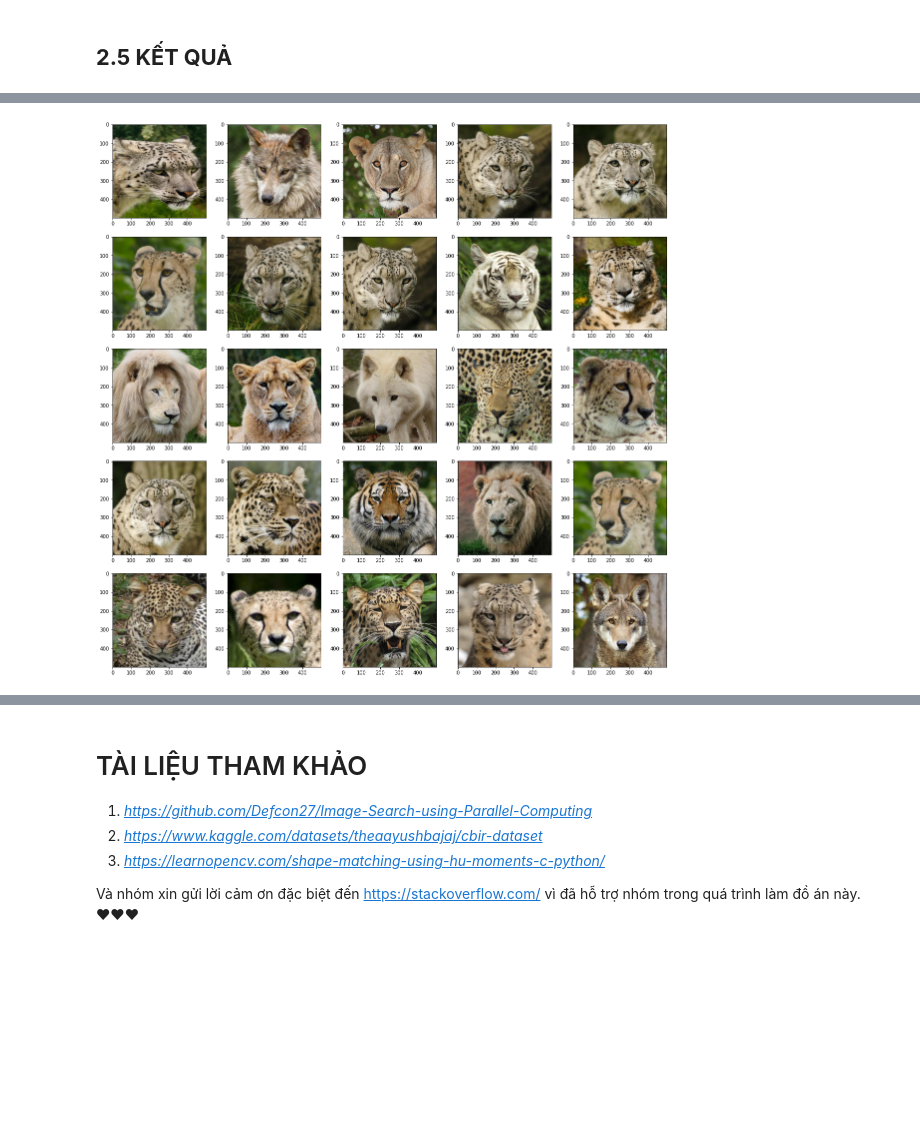
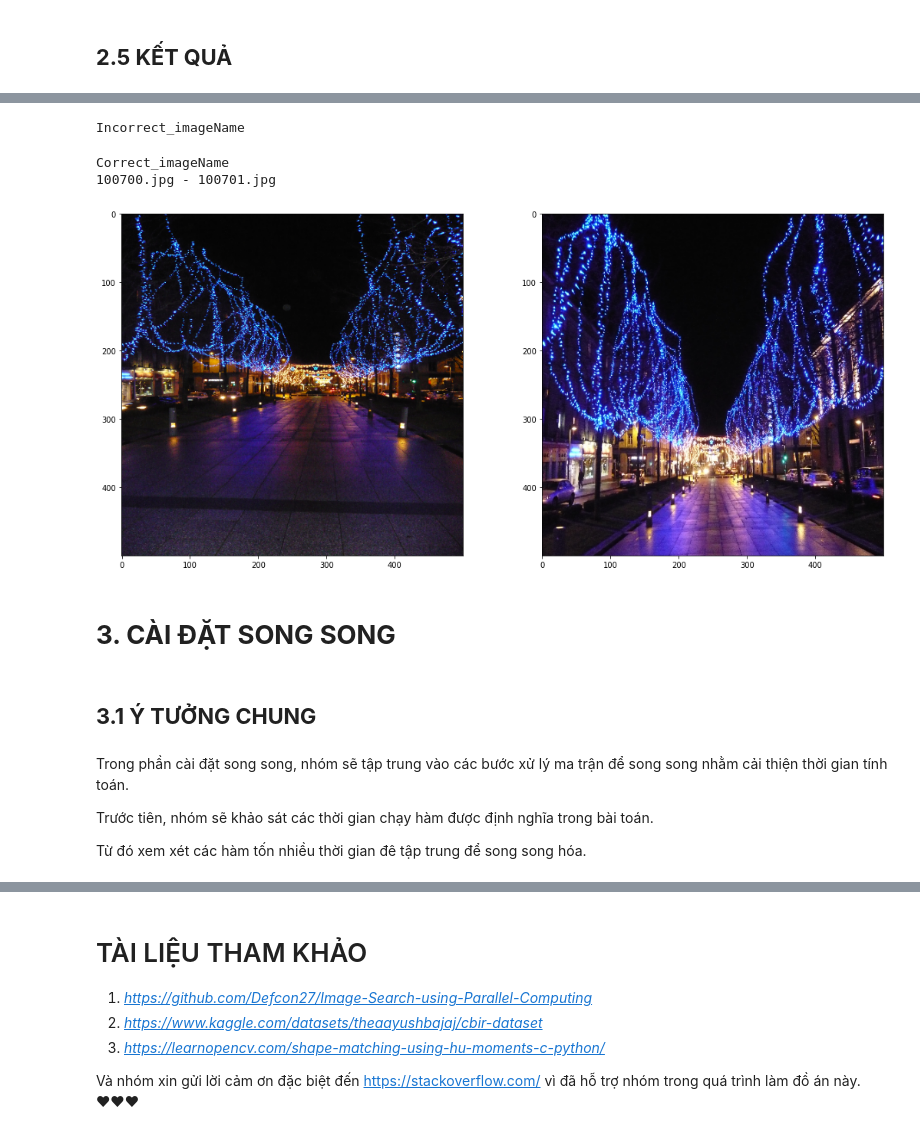
Before and after one commit to pdthuc/Applied-Parallel-Programming, a Jupyter notebook: Group04_AppliedParallelProgramming.ipynb, the cells around one changed output, grey strips where cells are left out. Cells and saved outputs as stored; diff of their text form; code cells hidden in the pictures; blank space fills up the shorter version.

```diff
--- a/Group04_AppliedParallelProgramming.ipynb
+++ b/Group04_AppliedParallelProgramming.ipynb
@@ -310,17 +296,45 @@ for sr in search_results[:20]:
+# %%
+print("Incorrect_imageName")
+for i, (key, value) in enumerate(incorrect_imageName.items()):
+  if i == 10:
+    break
+  print("{} - {}".format(key, value))
+# %% [output]
+Incorrect_imageName
+# %%
+print("Correct_imageName")
+for i, (key, value) in enumerate(correct_imageName.items()):
+  if i == 10:
+    break
+  print("{} - {}".format(key, value))
+# %% [output]
+Correct_imageName
+100700.jpg - 100701.jpg
 # %%
 def getImg(img):
     image_db_path = "Image_Database/"
     image = cv2.imread(image_db_path+img)
     image = cv2.resize(image, (500,500))
     image = cv2.cvtColor(image, cv2.COLOR_BGR2RGB)
     return image
 
-plt.figure(figsize=(20,20))
+plt.figure(figsize=(18,18))
 
-for i in range(25):
-    plt.subplot(5,5,i+1)
-    plt.imshow(getImg(search_results[i][0]))
+plt.subplot(2,2,1)
+plt.imshow(getImg("100700.jpg"))
+plt.subplot(2,2,2)
+plt.imshow(getImg("100701.jpg"))
 
 plt.show()
 # %% [output]
-[figure, old version]
+[figure, new version]
+# %% [markdown]
+# **3. CÀI ĐẶT SONG SONG**
+# %% [markdown]
+## **3.1 Ý TƯỞNG CHUNG**
+# %% [markdown]
+Trong phần cài đặt song song, nhóm sẽ tập trung vào các bước xử lý ma trận để song song nhằm cải thiện thời gian tính toán.
+
+Trước tiên, nhóm sẽ khảo sát các thời gian chạy hàm được định nghĩa trong bài toán.
+
+Từ đó xem xét các hàm tốn nhiều thời gian đê tập trung để song song hóa.
```
Also changed, not shown: parts of 65 cells of this notebook.
